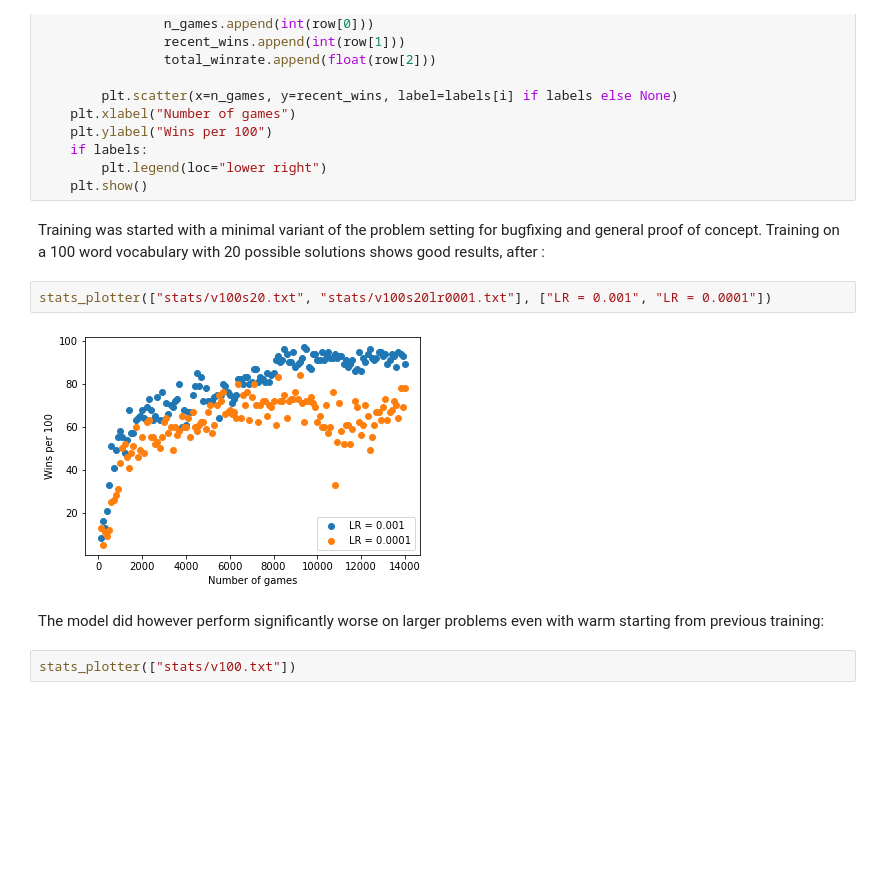
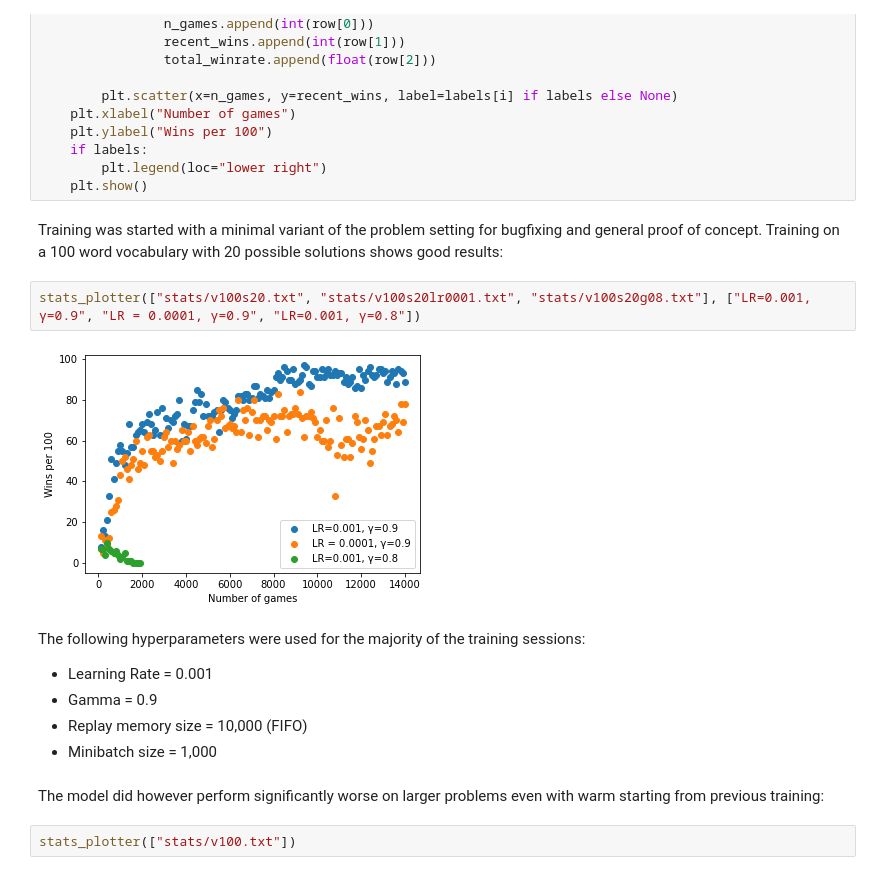
Before and after one commit to hanssssssssssssss/wordleRL, a Jupyter notebook: wordleRL.ipynb, the cells around one changed output. Cells and saved outputs as stored; diff of their text form; blank space fills up the shorter version.

```diff
--- a/wordleRL.ipynb
+++ b/wordleRL.ipynb
@@ -131,13 +131,19 @@ def stats_plotter(paths, labels=None):
         plt.legend(loc="lower right")
     plt.show()
 # %% [markdown]
-Training was started with a minimal variant of the problem setting for bugfixing and general proof of concept. Training on a 100 word vocabulary with 20 possible solutions shows good results, after :
+Training was started with a minimal variant of the problem setting for bugfixing and general proof of concept. Training on a 100 word vocabulary with 20 possible solutions shows good results:
 # %%
-stats_plotter(["stats/v100s20.txt", "stats/v100s20lr0001.txt"], ["LR = 0.001", "LR = 0.0001"])
+stats_plotter(["stats/v100s20.txt", "stats/v100s20lr0001.txt", "stats/v100s20g08.txt"], ["LR=0.001, γ=0.9", "LR = 0.0001, γ=0.9", "LR=0.001, γ=0.8"])
 # %% [output]
-[figure, old version]
+[figure, new version]
 # %% [markdown]
-The model did however perform significantly worse on larger problems even with warm starting from previous training:
+The following hyperparameters were used for the majority of the training sessions:
+- Learning Rate = 0.001
+- Gamma = 0.9
+- Replay memory size = 10,000 (FIFO)
+- Minibatch size = 1,000
+# %% [markdown]
+The model did however perform significantly worse on larger problems even with warm starting from previous training:
 # %%
 stats_plotter(["stats/v100.txt"])
 # %% [output]
```
Also changed, not shown: 3 other files.
